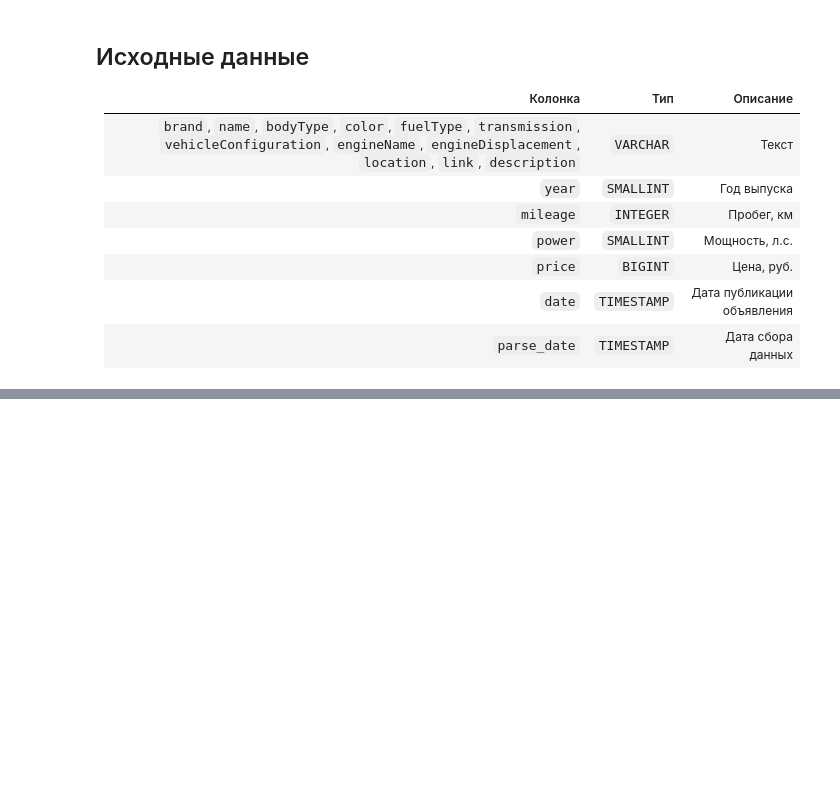
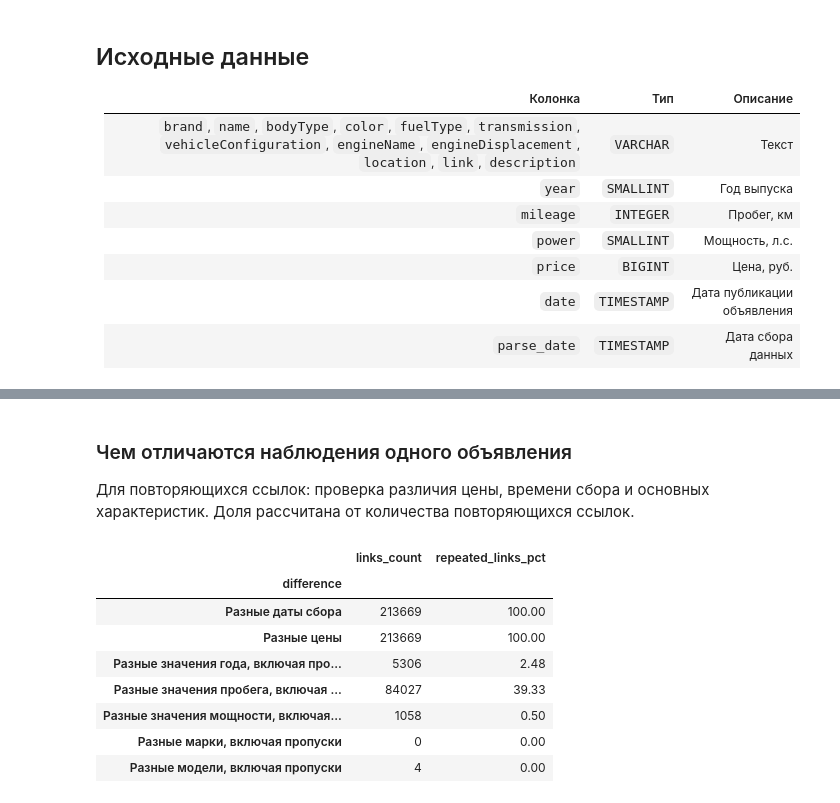
Before and after one commit to egrso/car-market-analysis, a Jupyter notebook: notebooks/01_data_loading.ipynb, the cells around one changed output, grey strips where cells are left out. Cells and saved outputs as stored; diff of their text form; code cells hidden in the pictures; blank space fills up the shorter version.

```diff
--- a/notebooks/01_data_loading.ipynb
+++ b/notebooks/01_data_loading.ipynb
@@ -108,0 +406,38 @@ CSV прочитан DuckDB без загрузки в память, число
+# %% [markdown]
+### Чем отличаются наблюдения одного объявления
+
+Для повторяющихся ссылок: проверка различия цены, времени сбора и основных характеристик. Доля рассчитана от количества повторяющихся ссылок.
+# %%
+version_columns = {
+    "Разные даты сбора": "parse_dates",
+    "Разные цены": "price_versions",
+    "Разные значения года, включая пропуски": "year_versions",
+    "Разные значения пробега, включая пропуски": "mileage_versions",
+    "Разные значения мощности, включая пропуски": "power_versions",
+    "Разные марки, включая пропуски": "brand_versions",
+    "Разные модели, включая пропуски": "name_versions",
+}
+version_expressions = [
+    f"count(*) FILTER (WHERE {column} > 1) AS metric_{index}"
+    for index, column in enumerate(version_columns.values())
+]
+version_counts = con.execute(
+    "SELECT " + ", ".join(version_expressions) + " FROM link_profile WHERE rows_count > 1"
+).fetchone()
+duplicate_differences = pd.DataFrame(
+    {"difference": list(version_columns), "links_count": version_counts}
+).set_index("difference")
+duplicate_differences["repeated_links_pct"] = (
+    100 * duplicate_differences["links_count"] / repeated_links if repeated_links else 0
+)
+duplicate_differences
+# %% [output]
+|  | links_count | repeated_links_pct |
+| difference |  |  |
+| Разные даты сбора | 213669 | 100.00 |
+| Разные цены | 213669 | 100.00 |
+| Разные значения года, включая про... | 5306 | 2.48 |
+| Разные значения пробега, включая ... | 84027 | 39.33 |
+| Разные значения мощности, включая... | 1058 | 0.50 |
+| Разные марки, включая пропуски | 0 | 0.00 |
+| Разные модели, включая пропуски | 4 | 0.00 |
```
Also changed, not shown: parts of 26 cells of this notebook, 2 other files.
